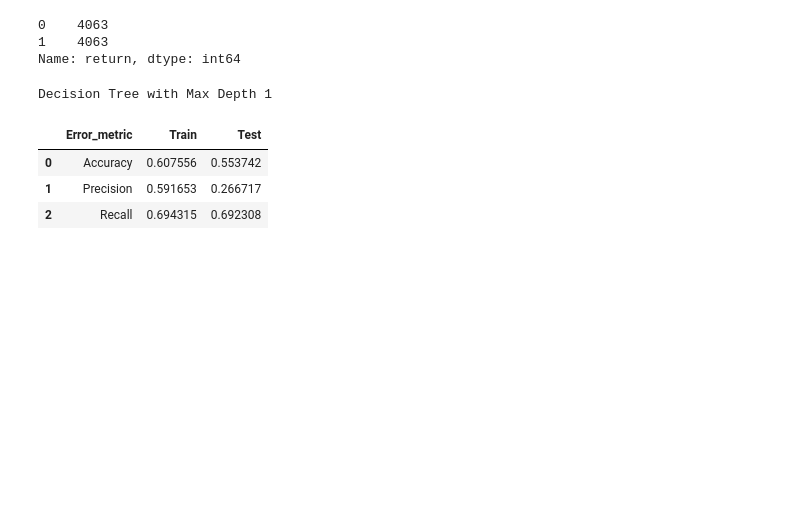
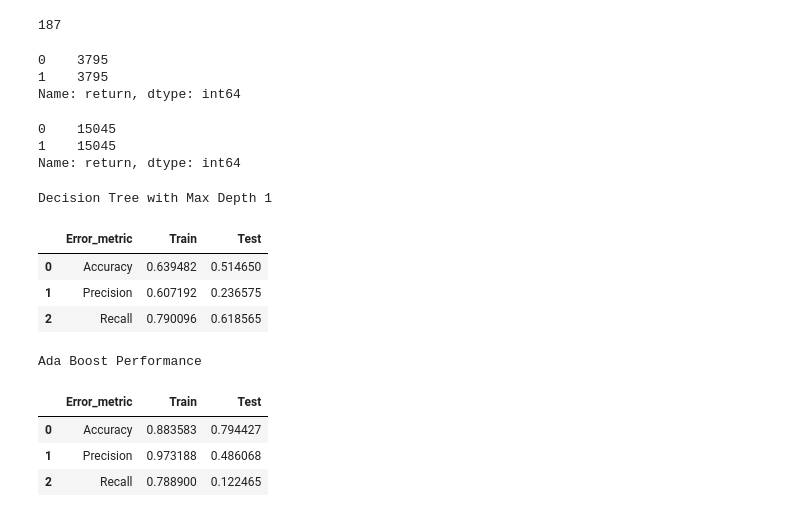
Before and after one commit to JonathonClegg/FPL_points_prediction, a Jupyter notebook: ML Models/ML_Adaboost.ipynb, the cells around one changed output. Saved outputs shown, nothing was run; the diff lists cells and outputs as text; code cells hidden in the pictures; blank space fills up the shorter version.

Commit message:
model updates

```diff
--- a/ML Models/ML_Adaboost.ipynb
+++ b/ML Models/ML_Adaboost.ipynb
@@ -89,4 +84,28 @@ X_train, X_test, y_train, y_test = train_test_split(X, y, test_size=TT_RATIO, ra
+# %%
+len(list(lagged_data.columns))
+# %% [output]
+187
+# %%
+#Reduce features
+lagged_data_fi = lagged_data.drop(column_importance_zero, axis=1)
+
+#Limit time or not?
+#lagged_data_fi = lagged_data_fi[lagged_data_fi['minutes_lag_avg4'] > 60]
+
+RAND_STATE = 42 # for reproducible shuffling
+TT_RATIO = 0.25 # test/train
+
+# X,y
+y = lagged_data['return']
+X = lagged_data.drop(['return'], axis=1)
+#X = X.drop(column_importance_zero, axis=1)
+
+# test-train
+from sklearn.model_selection import train_test_split
+X_train, X_test, y_train, y_test = train_test_split(X, y, test_size=TT_RATIO, random_state=RAND_STATE)
 # %%
+#undersampling
+'''
 def down_samp_rand(X, y, ratio=1):
         from imblearn.under_sampling import RandomUnderSampler
         rus = RandomUnderSampler(sampling_strategy=ratio, random_state=RAND_STATE)
@@ -95,37 +114,71 @@ def down_samp_rand(X, y, ratio=1):
 
 X_train, y_train = down_samp_rand(X_train,y_train)
 y_train.value_counts()
+'''
 # %% [output]
-0    4063
-1    4063
+0    3795
+1    3795
 Name: return, dtype: int64
+# %%
+#Upsampling
+
+from imblearn.over_sampling import SMOTE
+smote = SMOTE()
+#fit training data with upsampling
+X_train, y_train = smote.fit_resample(X_train, y_train)
+y_train.value_counts()
+# %% [output]
+0    15045
+1    15045
+Name: return, dtype: int64
 # %%
 #Modelling using AdaBoost with Decision Tree
 
 from sklearn.ensemble import AdaBoostClassifier
 from sklearn.datasets import make_classification
 from sklearn.tree import DecisionTreeClassifier
 from sklearn.metrics import accuracy_score, precision_score, recall_score, confusion_matrix, f1_score
 
 #DT with all features
 tree = DecisionTreeClassifier(criterion='gini', max_depth=1, random_state=42)
 tree = tree.fit(X_train, y_train)
 y_train_pred = tree.predict(X_train)
 y_test_pred = tree.predict(X_test)
 
 print("Decision Tree with Max Depth 1")
 performance_log_data = pd.DataFrame({'Error_metric': ['Accuracy','Precision','Recall'],
                                'Train': [accuracy_score(y_train, y_train_pred),
                                          precision_score(y_train, y_train_pred, pos_label=1),
                                          recall_score(y_train, y_train_pred, pos_label=1)],
                                'Test': [accuracy_score(y_test, y_test_pred),
                                         precision_score(y_test, y_test_pred, pos_label=1),
                                         recall_score(y_test, y_test_pred, pos_label=1)]})
 
 display(performance_log_data)
+
+ada = AdaBoostClassifier(base_estimator=tree, n_estimators=1000, learning_rate=0.5, random_state=42)
+ada.fit(X_train, y_train)
+y_train_pred_ada = ada.predict(X_train)
+y_test_pred_ada = ada.predict(X_test)
+
+performance_log_data_ada = pd.DataFrame({'Error_metric': ['Accuracy','Precision','Recall'],
+                               'Train': [accuracy_score(y_train, y_train_pred_ada),
+                                         precision_score(y_train, y_train_pred_ada, pos_label=1),
+                                         recall_score(y_train, y_train_pred_ada, pos_label=1)],
+                               'Test': [accuracy_score(y_test, y_test_pred_ada),
+                                        precision_score(y_test, y_test_pred_ada, pos_label=1),
+                                        recall_score(y_test, y_test_pred_ada, pos_label=1)]})
+
+print("Ada Boost Performance")
+display(performance_log_data_ada)
 # %% [output]
 Decision Tree with Max Depth 1
 |  | Error_metric | Train | Test |
-| 0 | Accuracy | 0.607556 | 0.553742 |
-| 1 | Precision | 0.591653 | 0.266717 |
-| 2 | Recall | 0.694315 | 0.692308 |
+| 0 | Accuracy | 0.639482 | 0.514650 |
+| 1 | Precision | 0.607192 | 0.236575 |
+| 2 | Recall | 0.790096 | 0.618565 |
+Ada Boost Performance
+|  | Error_metric | Train | Test |
+| 0 | Accuracy | 0.883583 | 0.794427 |
+| 1 | Precision | 0.973188 | 0.486068 |
+| 2 | Recall | 0.788900 | 0.122465 |
```
Also changed, not shown: parts of 14 cells of this notebook, 3 other files.
